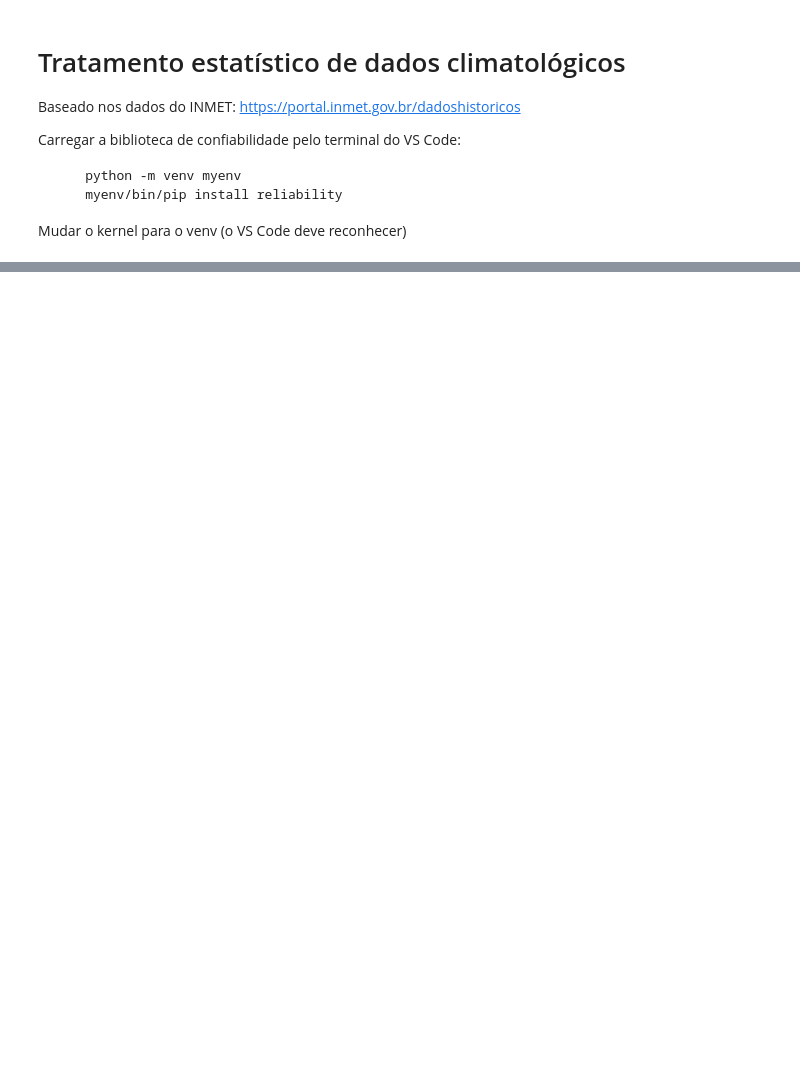
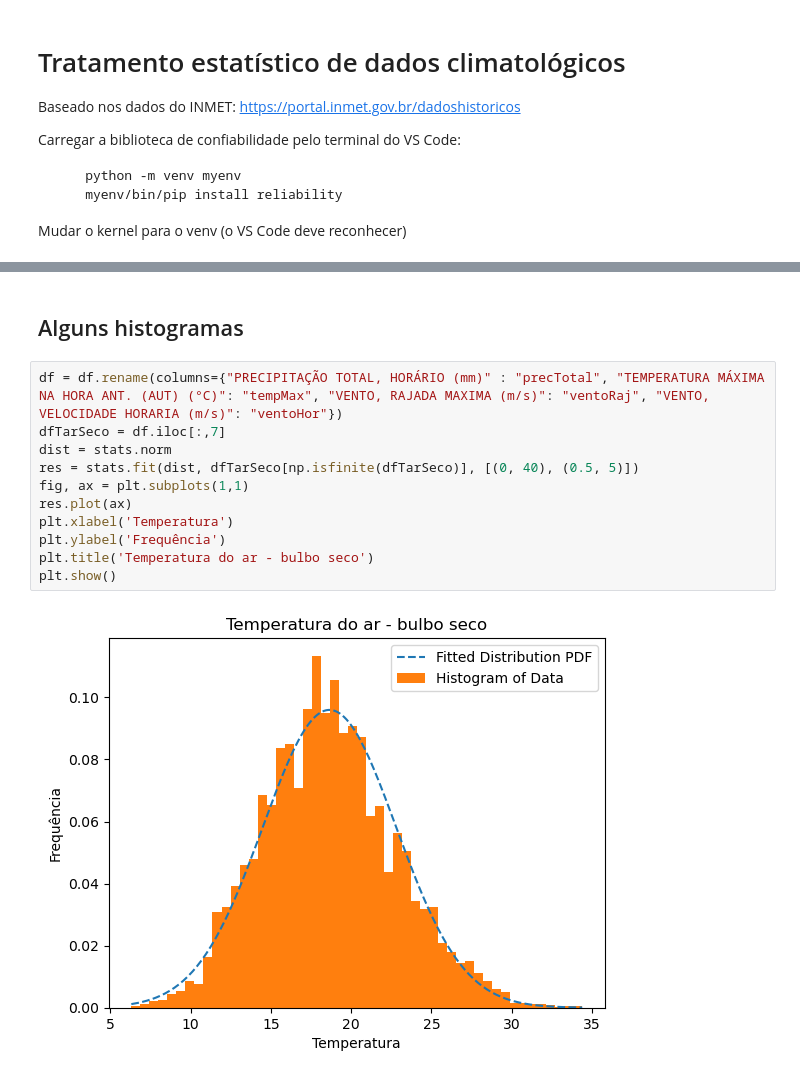
Before and after one commit to carloskleber/nbr5422, a Jupyter notebook: python/tratamentoEstatistico.ipynb, the cells around one changed output, grey strips where cells are left out. Drawn from its saved outputs; the diff is of its cells as text; blank space fills up the shorter version.

```diff
--- a/python/tratamentoEstatistico.ipynb
+++ b/python/tratamentoEstatistico.ipynb
@@ -63,0 +60,15 @@ Text(0.5, 1.0, 'Velocidade do vento horária')
+# %% [markdown]
+## Alguns histogramas
+# %%
+df = df.rename(columns={"PRECIPITAÇÃO TOTAL, HORÁRIO (mm)" : "precTotal", "TEMPERATURA MÁXIMA NA HORA ANT. (AUT) (°C)": "tempMax", "VENTO, RAJADA MAXIMA (m/s)": "ventoRaj", "VENTO, VELOCIDADE HORARIA (m/s)": "ventoHor"})
+dfTarSeco = df.iloc[:,7]
+dist = stats.norm
+res = stats.fit(dist, dfTarSeco[np.isfinite(dfTarSeco)], [(0, 40), (0.5, 5)])
+fig, ax = plt.subplots(1,1)
+res.plot(ax)
+plt.xlabel('Temperatura')
+plt.ylabel('Frequência')
+plt.title('Temperatura do ar - bulbo seco')
+plt.show()
+# %% [output]
+[figure, added]
```
Also changed, not shown: parts of 15 cells of this notebook.
